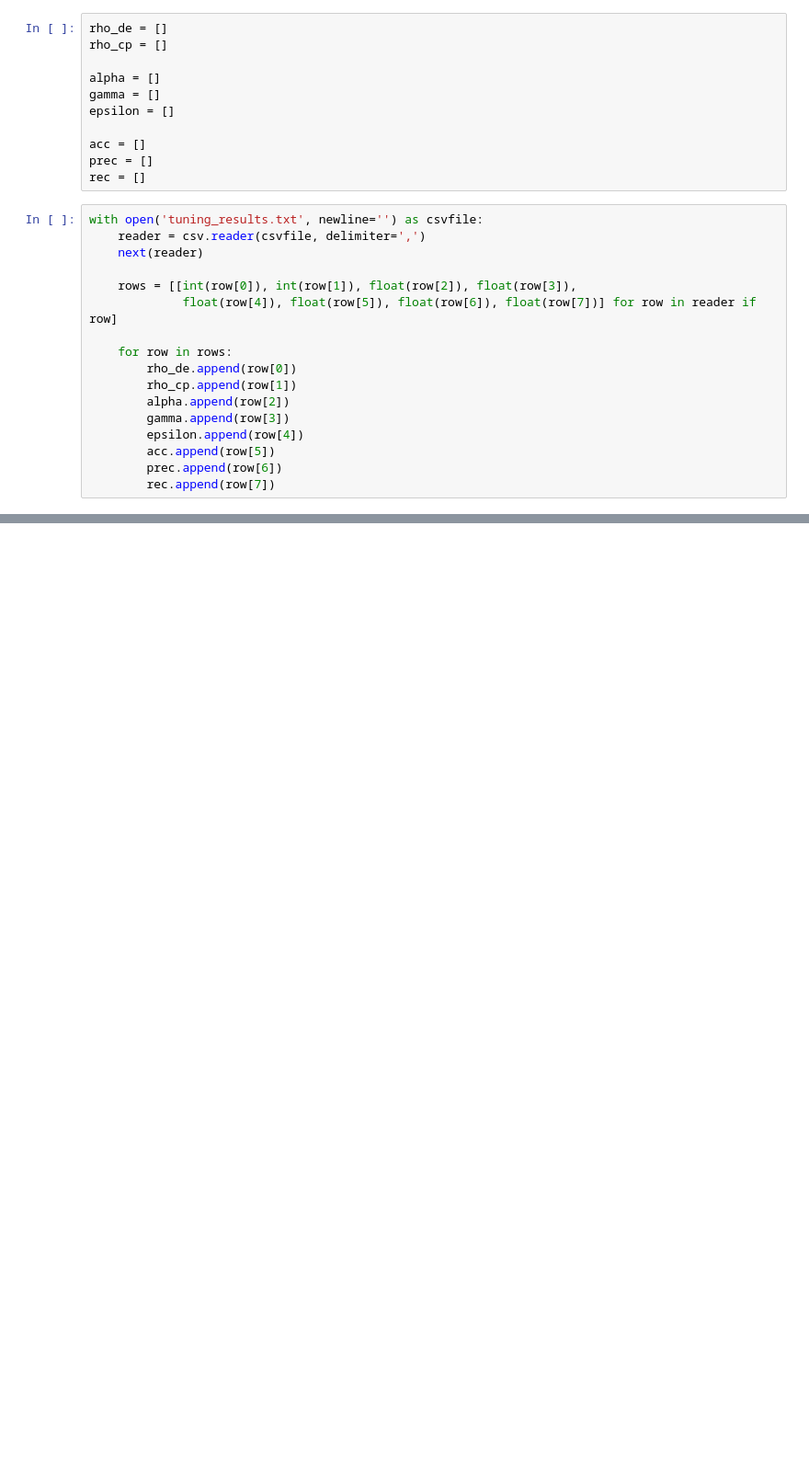
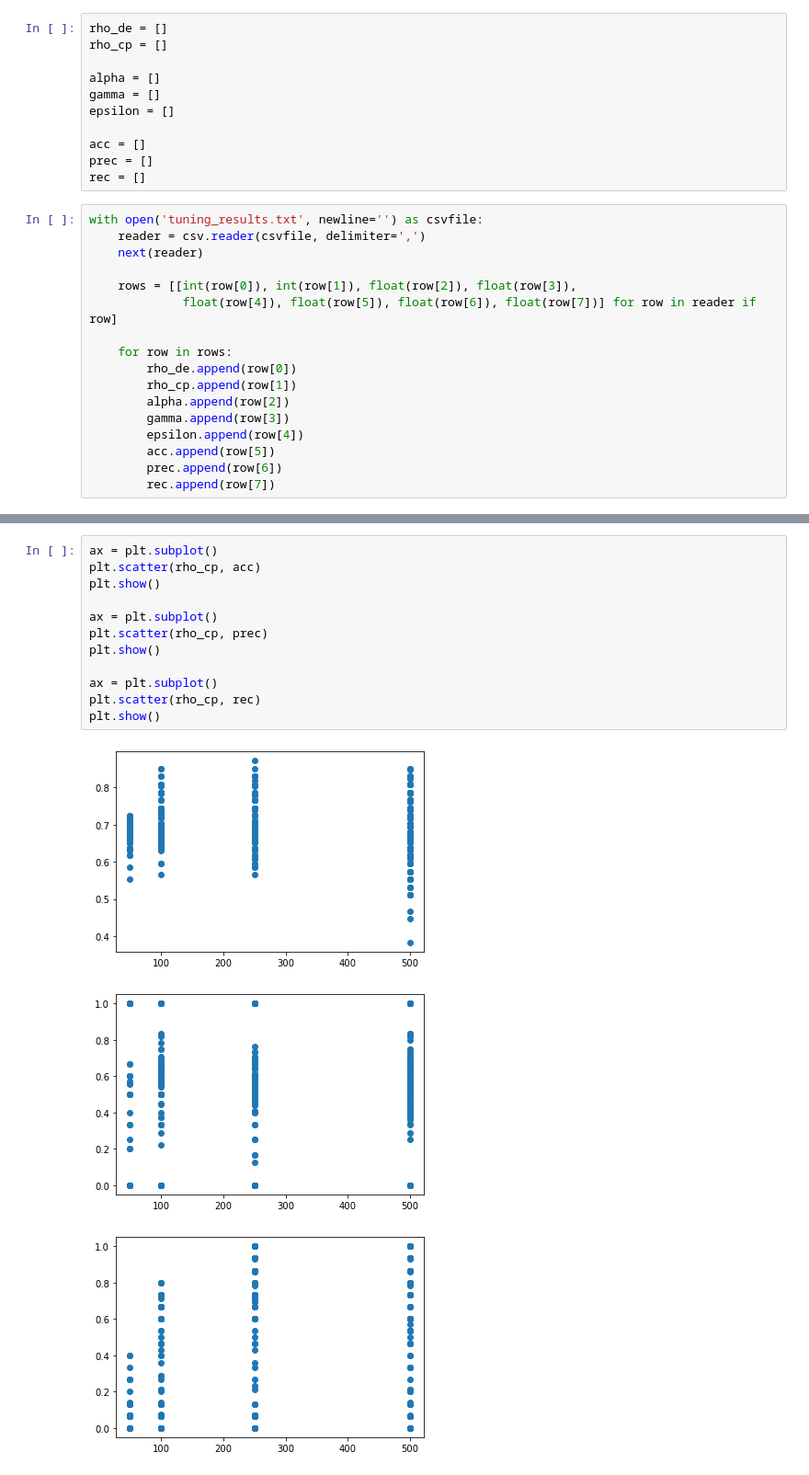
Before and after one commit to apeiffer/IoTSecurity, a Jupyter notebook: src/results/TuningResults.ipynb, the cells around one changed output, grey strips where cells are left out. Shown at 92% size. Drawn from its saved outputs; the diff is of its cells as text; blank space fills up the shorter version.

```diff
--- a/src/results/TuningResults.ipynb
+++ b/src/results/TuningResults.ipynb
@@ -36,0 +48,16 @@ plt.scatter(rho_de, acc)
+# %%
+ax = plt.subplot()
+plt.scatter(rho_cp, acc)
+plt.show()
+
+ax = plt.subplot()
+plt.scatter(rho_cp, prec)
+plt.show()
+
+ax = plt.subplot()
+plt.scatter(rho_cp, rec)
+plt.show()
+# %% [output]
+[figure, added]
+[figure, added]
+[figure, added]
```
Also changed, not shown: parts of 4 cells of this notebook, 1 other file.
